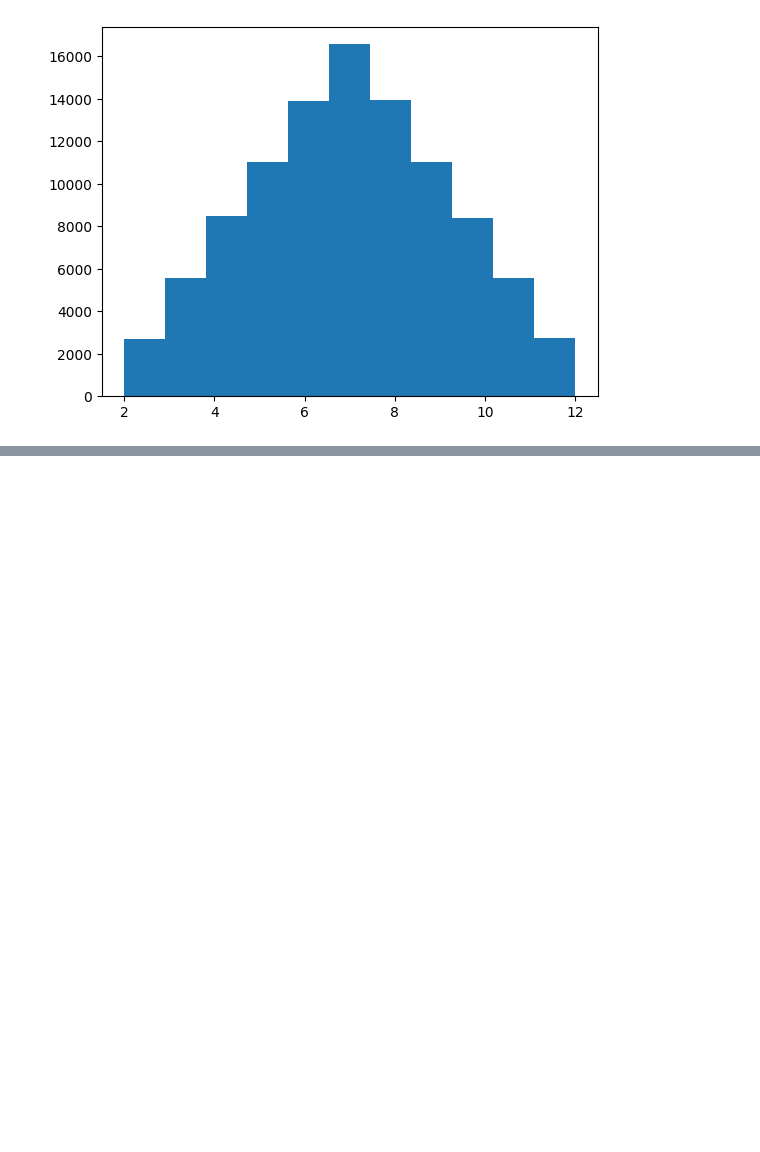
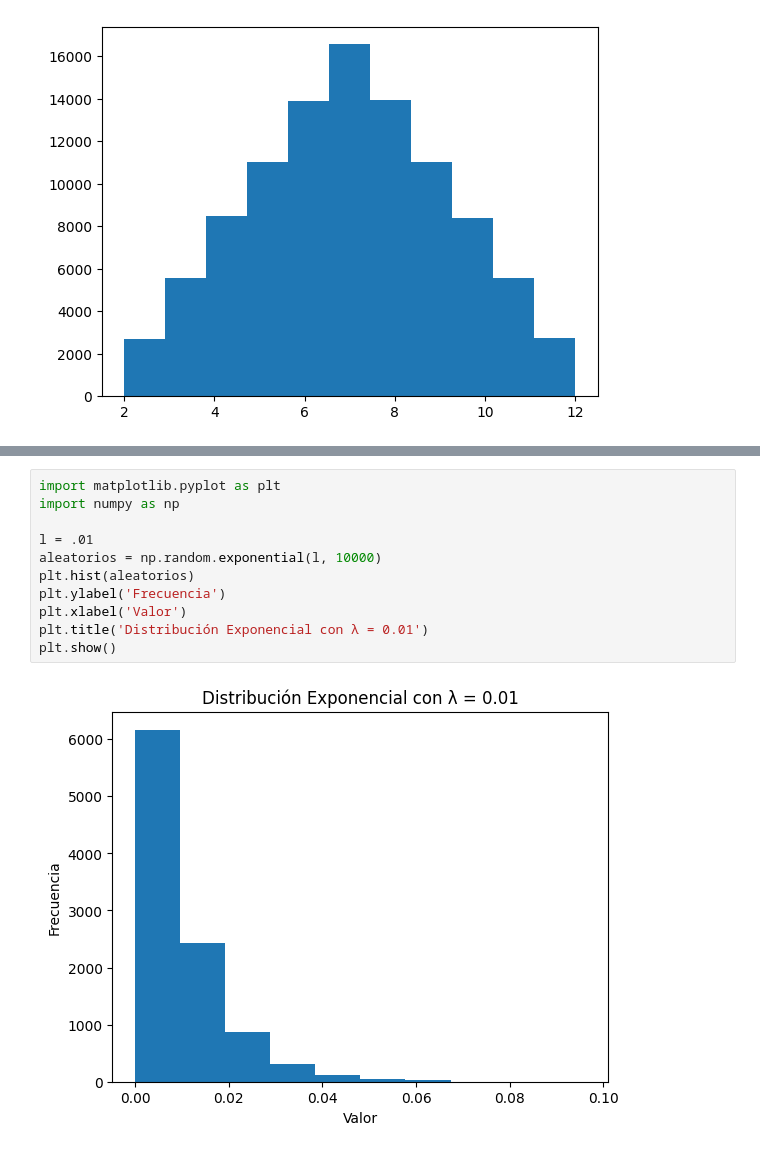
Before and after one commit to LiamSalazar/CienciaDatos, a Jupyter notebook: Distribuciones.ipynb, the cells around one changed output, grey strips where cells are left out. Saved outputs shown, nothing was run; the diff lists cells and outputs as text; blank space fills up the shorter version.

```diff
--- a/Distribuciones.ipynb
+++ b/Distribuciones.ipynb
@@ -68,0 +78,13 @@ plt.hist(y, bins=11)
+# %%
+import matplotlib.pyplot as plt
+import numpy as np
+
+l = .01
+aleatorios = np.random.exponential(l, 10000)
+plt.hist(aleatorios)
+plt.ylabel('Frecuencia')
+plt.xlabel('Valor')
+plt.title('Distribución Exponencial con λ = 0.01')
+plt.show()
+# %% [output]
+[figure, added]
```
Also changed, not shown: parts of 2 cells of this notebook.
